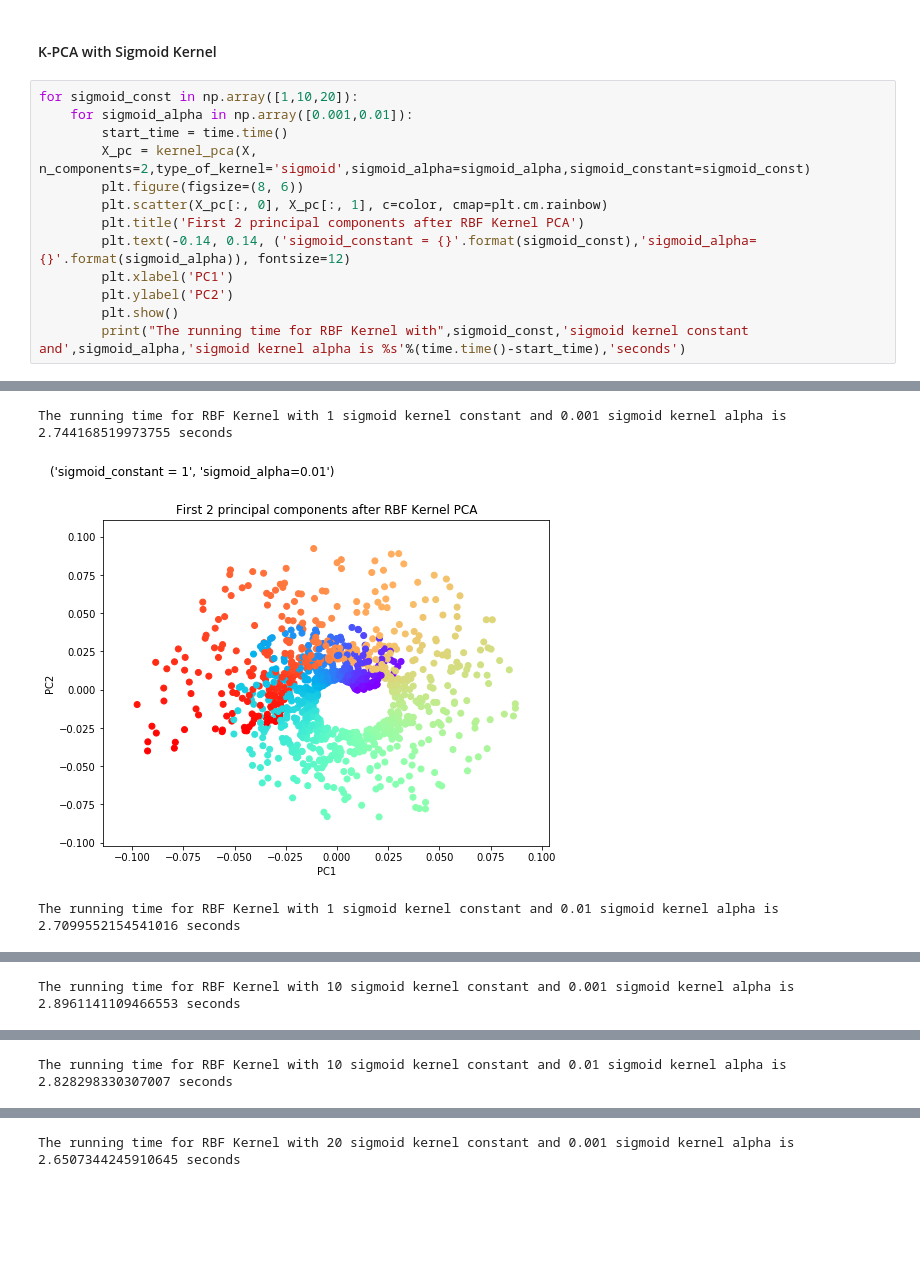
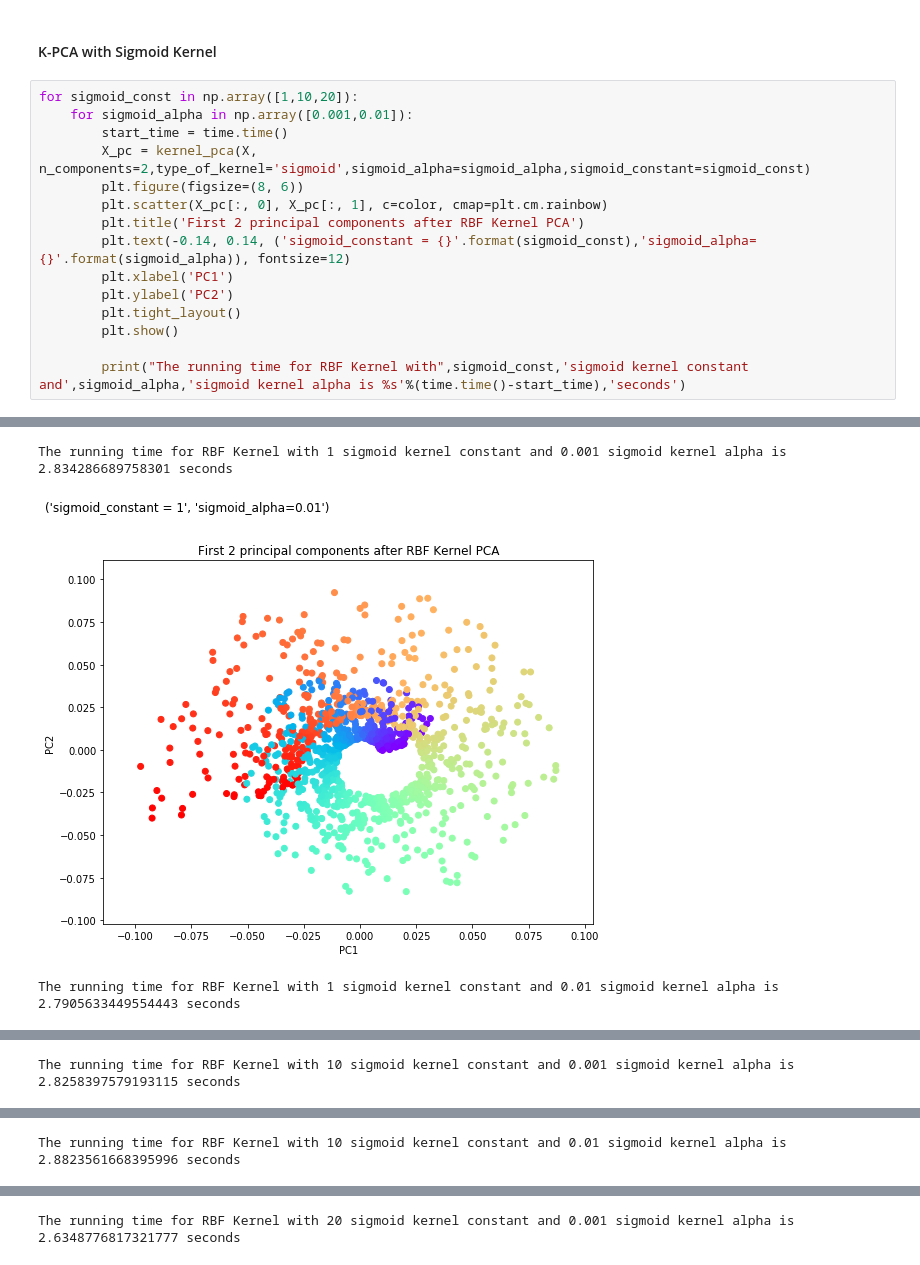
Before and after one commit to rohilrg/Kernel-Methods--Advanced-Machine-Learning, a Jupyter notebook: Kernel_PCA_implementation.ipynb, the cells around one changed output, grey strips where cells are left out. Cells and saved outputs as stored; diff of their text form; blank space fills up the shorter version.

```diff
--- a/Kernel_PCA_implementation.ipynb
+++ b/Kernel_PCA_implementation.ipynb
@@ -122,6 +126,8 @@ for sigmoid_const in np.array([1,10,20]):
         plt.text(-0.14, 0.14, ('sigmoid_constant = {}'.format(sigmoid_const),'sigmoid_alpha={}'.format(sigmoid_alpha)), fontsize=12)
         plt.xlabel('PC1')
         plt.ylabel('PC2')
+        plt.tight_layout()
         plt.show()
+
         print("The running time for RBF Kernel with",sigmoid_const,'sigmoid kernel constant and',sigmoid_alpha,'sigmoid kernel alpha is %s'%(time.time()-start_time),'seconds')
 # %% [output]
@@ -129,10 +135,10 @@ for sigmoid_const in np.array([1,10,20]):
-The running time for RBF Kernel with 1 sigmoid kernel constant and 0.001 sigmoid kernel alpha is 2.744168519973755 seconds
+The running time for RBF Kernel with 1 sigmoid kernel constant and 0.001 sigmoid kernel alpha is 2.834286689758301 seconds
-[figure, old version]
+[figure, new version]
-The running time for RBF Kernel with 1 sigmoid kernel constant and 0.01 sigmoid kernel alpha is 2.7099552154541016 seconds
+The running time for RBF Kernel with 1 sigmoid kernel constant and 0.01 sigmoid kernel alpha is 2.7905633449554443 seconds
 [figure]
-The running time for RBF Kernel with 10 sigmoid kernel constant and 0.001 sigmoid kernel alpha is 2.8961141109466553 seconds
+The running time for RBF Kernel with 10 sigmoid kernel constant and 0.001 sigmoid kernel alpha is 2.8258397579193115 seconds
 [figure]
-The running time for RBF Kernel with 10 sigmoid kernel constant and 0.01 sigmoid kernel alpha is 2.828298330307007 seconds
+The running time for RBF Kernel with 10 sigmoid kernel constant and 0.01 sigmoid kernel alpha is 2.8823561668395996 seconds
 [figure]
-The running time for RBF Kernel with 20 sigmoid kernel constant and 0.001 sigmoid kernel alpha is 2.6507344245910645 seconds
+The running time for RBF Kernel with 20 sigmoid kernel constant and 0.001 sigmoid kernel alpha is 2.6348776817321777 seconds
 [figure]
```
Also changed, not shown: parts of 3 cells of this notebook.
